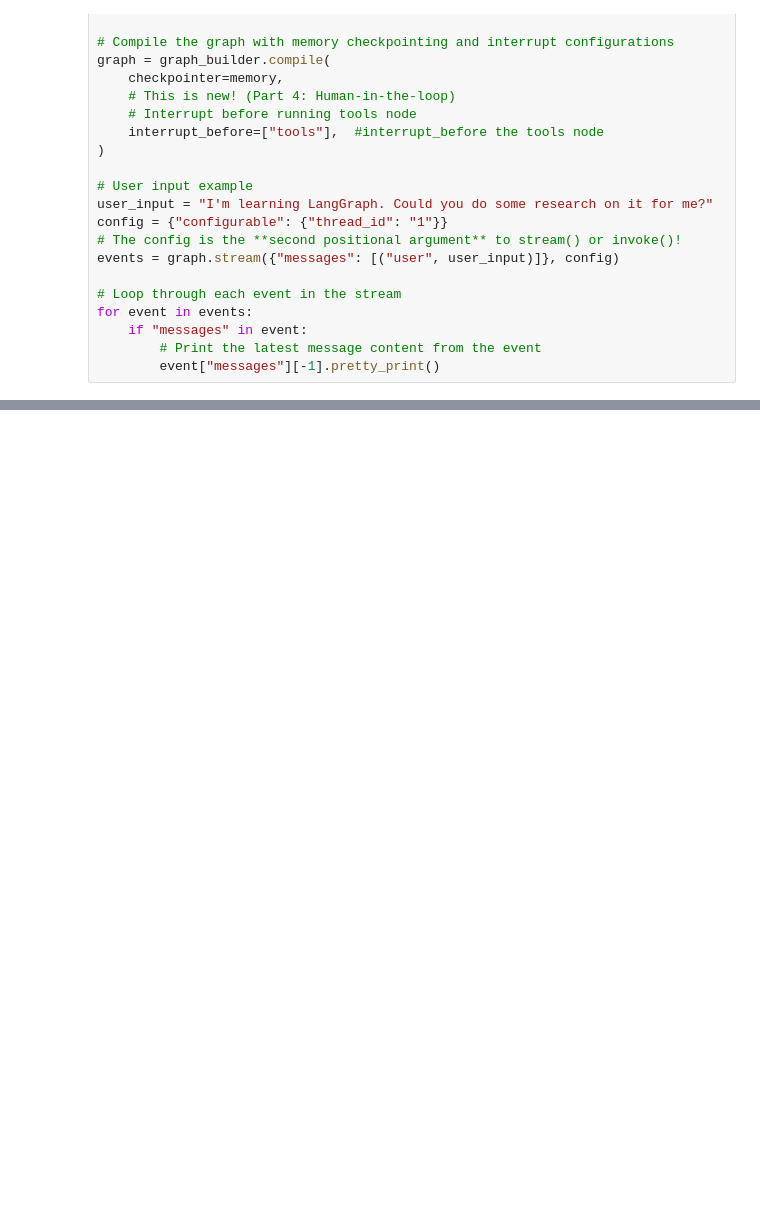
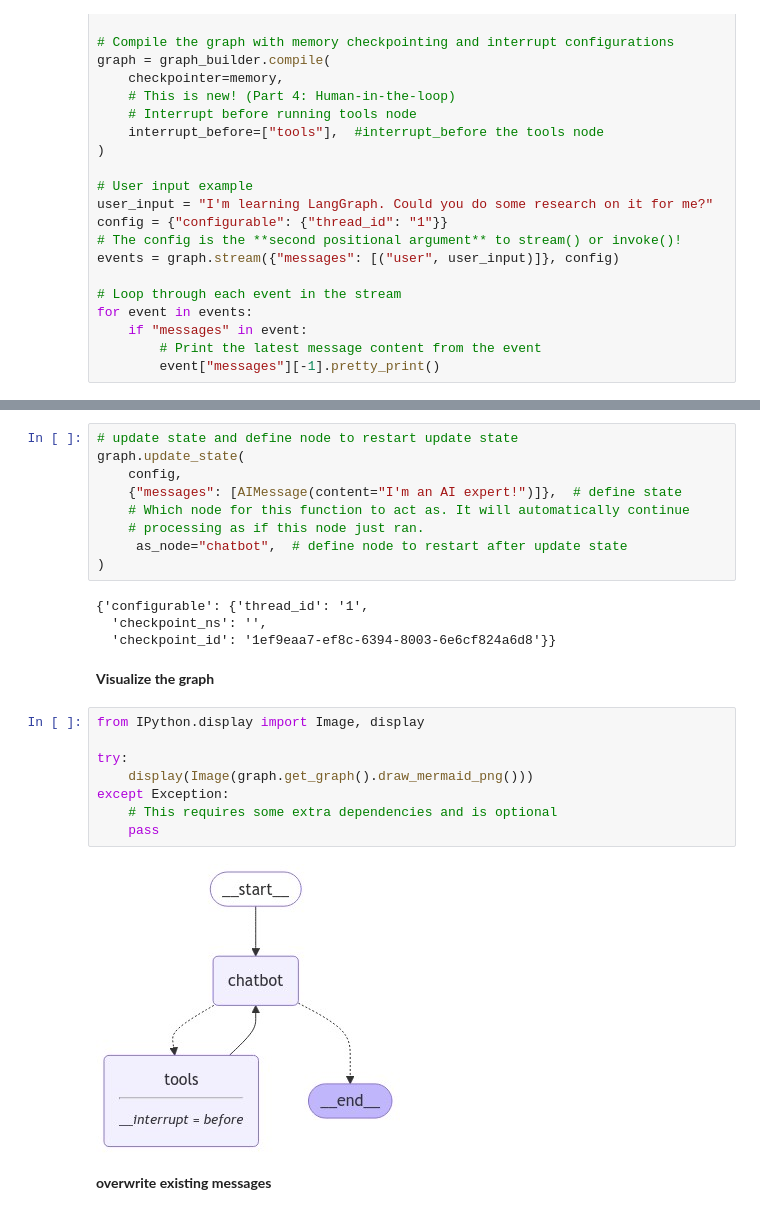
Before and after one commit to raheelam98/Agentic_Chatbots_with_langgraph, a Jupyter notebook: Agentic_Chatbots.ipynb, the cells around one changed output, grey strips where cells are left out. Cells and saved outputs as stored; diff of their text form; blank space fills up the shorter version.

```diff
--- a/Agentic_Chatbots.ipynb
+++ b/Agentic_Chatbots.ipynb
@@ -878,0 +935,27 @@ Tool Calls:
+# %%
+# update state and define node to restart update state
+graph.update_state(
+    config,
+    {"messages": [AIMessage(content="I'm an AI expert!")]},  # define state
+    # Which node for this function to act as. It will automatically continue
+    # processing as if this node just ran.
+     as_node="chatbot",  # define node to restart after update state
+)
+# %% [output]
+{'configurable': {'thread_id': '1',
+  'checkpoint_ns': '',
+  'checkpoint_id': '1ef9eaa7-ef8c-6394-8003-6e6cf824a6d8'}}
+# %% [markdown]
+**Visualize the graph**
+# %%
+from IPython.display import Image, display
+
+try:
+    display(Image(graph.get_graph().draw_mermaid_png()))
+except Exception:
+    # This requires some extra dependencies and is optional
+    pass
+# %% [output]
+[figure, added]
+# %% [markdown]
+**overwrite existing messages**
```
Also changed, not shown: parts of 19 cells of this notebook.
